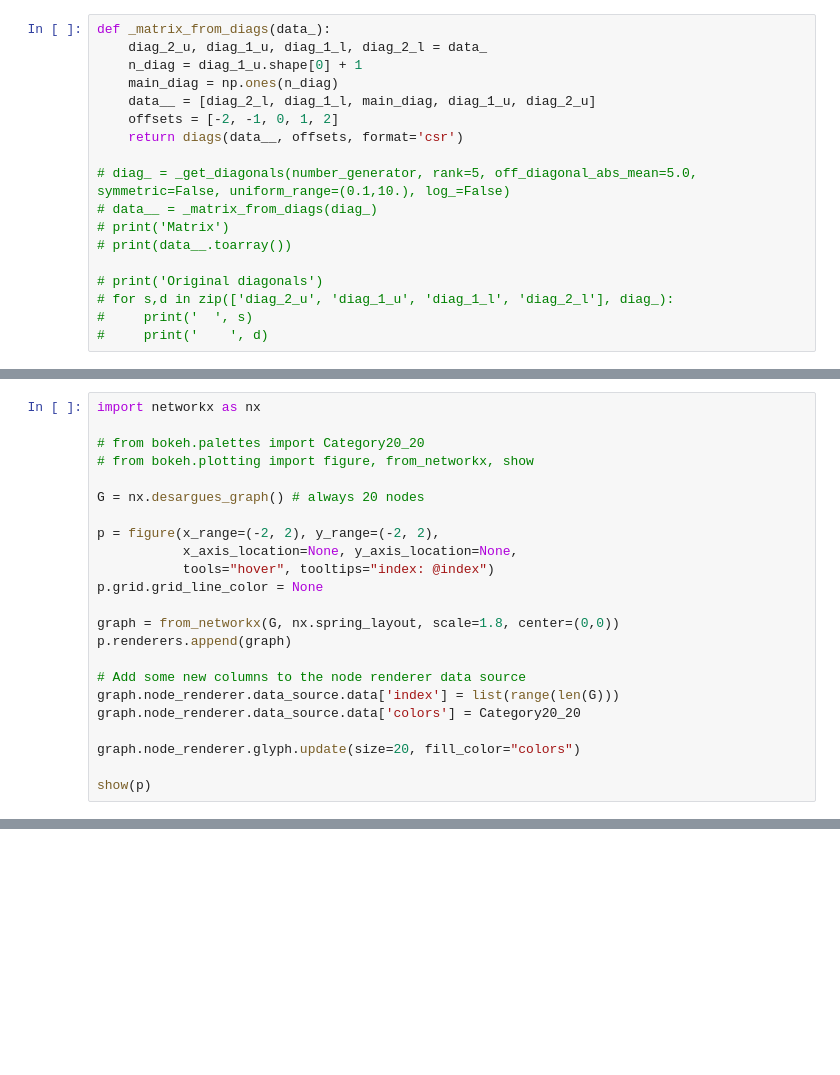
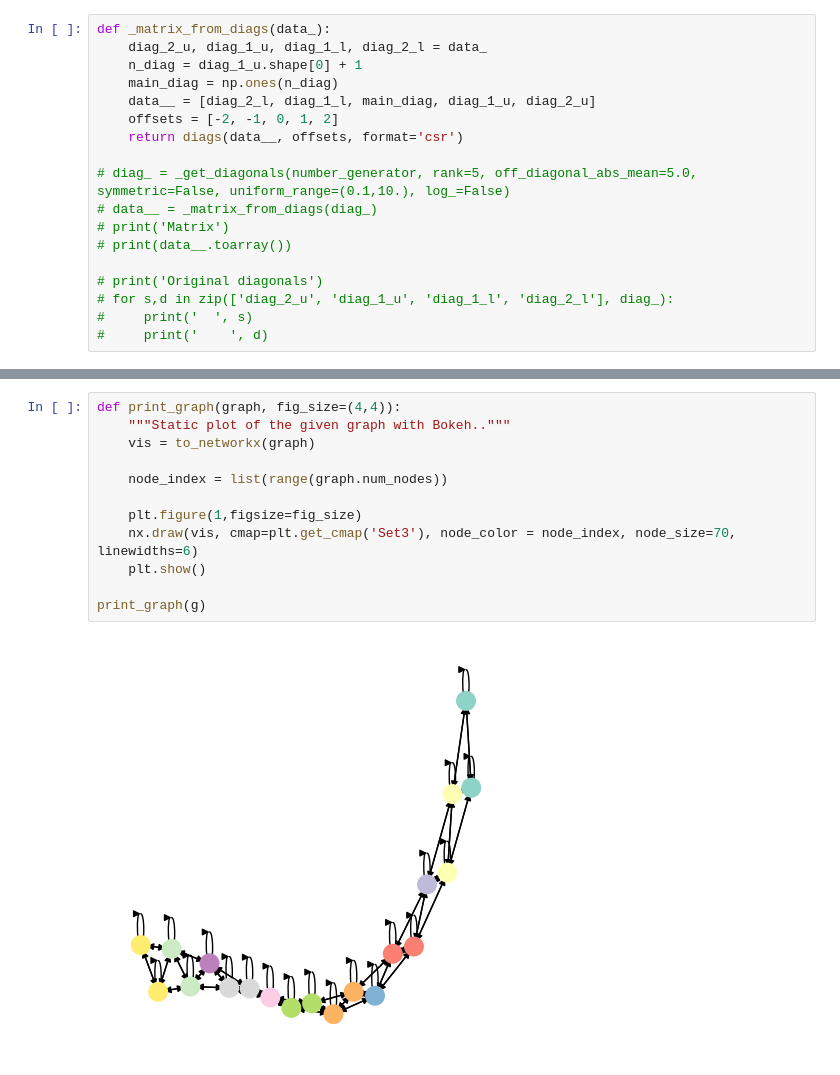
Before and after one commit to TiagoCAAmorim/graph_nn, a Jupyter notebook: gnn_lineq/notebooks/tests.ipynb, the cells around one changed output, grey strips where cells are left out. Saved outputs shown, nothing was run; the diff lists cells and outputs as text; blank space fills up the shorter version.

```diff
--- a/gnn_lineq/notebooks/tests.ipynb
+++ b/gnn_lineq/notebooks/tests.ipynb
@@ -304,23 +256,0 @@ AttributeError: unexpected attribute 'plot_width' to Plot, similar attributes ar
-# %%
-import networkx as nx
-
-# from bokeh.palettes import Category20_20
-# from bokeh.plotting import figure, from_networkx, show
-
-G = nx.desargues_graph() # always 20 nodes
-
-p = figure(x_range=(-2, 2), y_range=(-2, 2),
-           x_axis_location=None, y_axis_location=None,
-           tools="hover", tooltips="index: @index")
-p.grid.grid_line_color = None
-
-graph = from_networkx(G, nx.spring_layout, scale=1.8, center=(0,0))
-p.renderers.append(graph)
-
-# Add some new columns to the node renderer data source
-graph.node_renderer.data_source.data['index'] = list(range(len(G)))
-graph.node_renderer.data_source.data['colors'] = Category20_20
-
-graph.node_renderer.glyph.update(size=20, fill_color="colors")
-
-show(p)
@@ -329,0 +257,14 @@ show(p)
+# %%
+def print_graph(graph, fig_size=(4,4)):
+    """Static plot of the given graph with Bokeh.."""
+    vis = to_networkx(graph)
+
+    node_index = list(range(graph.num_nodes))
+
+    plt.figure(1,figsize=fig_size)
+    nx.draw(vis, cmap=plt.get_cmap('Set3'), node_color = node_index, node_size=70, linewidths=6)
+    plt.show()
+
+print_graph(g)
+# %% [output]
+[figure, added]
```
Also changed, not shown: parts of 7 cells of this notebook.
